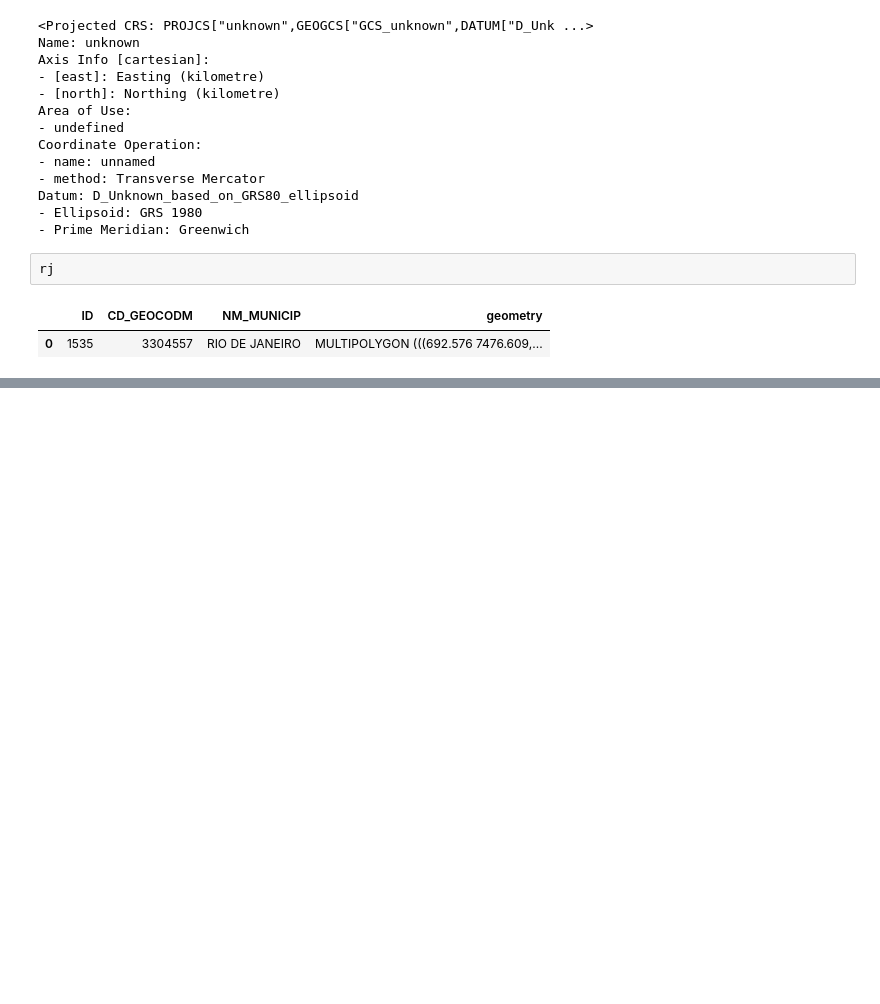
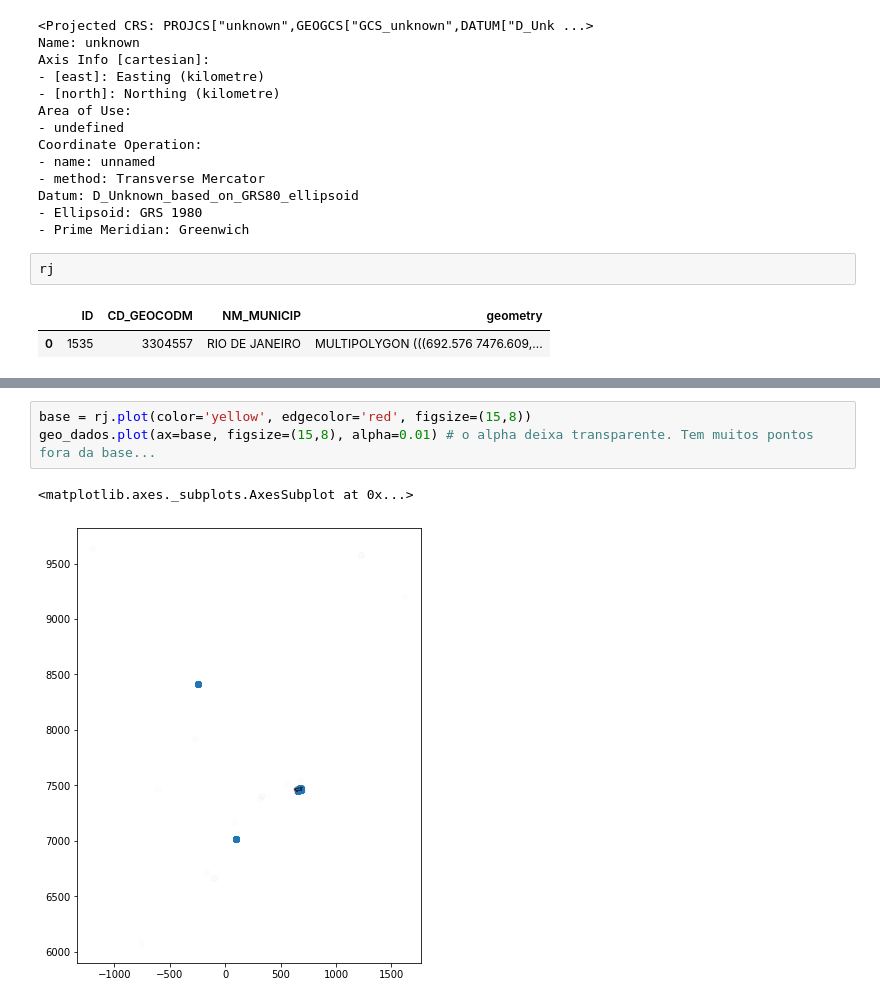
Before and after one commit to julianovale/BB_Evolution, a Jupyter notebook: 0025_AluraBB_Geopandas01.ipynb, the cells around one changed output, grey strips where cells are left out. Cells and saved outputs as stored; diff of their text form; blank space fills up the shorter version.

```diff
--- a/0025_AluraBB_Geopandas01.ipynb
+++ b/0025_AluraBB_Geopandas01.ipynb
@@ -306,0 +315,6 @@ rj
+# %%
+base = rj.plot(color='yellow', edgecolor='red', figsize=(15,8))
+geo_dados.plot(ax=base, figsize=(15,8), alpha=0.01) # o alpha deixa transparente. Tem muitos pontos fora da base...
+# %% [output]
+<matplotlib.axes._subplots.AxesSubplot at 0x...>
+[figure, added]
```
Also changed, not shown: parts of 49 cells of this notebook.
